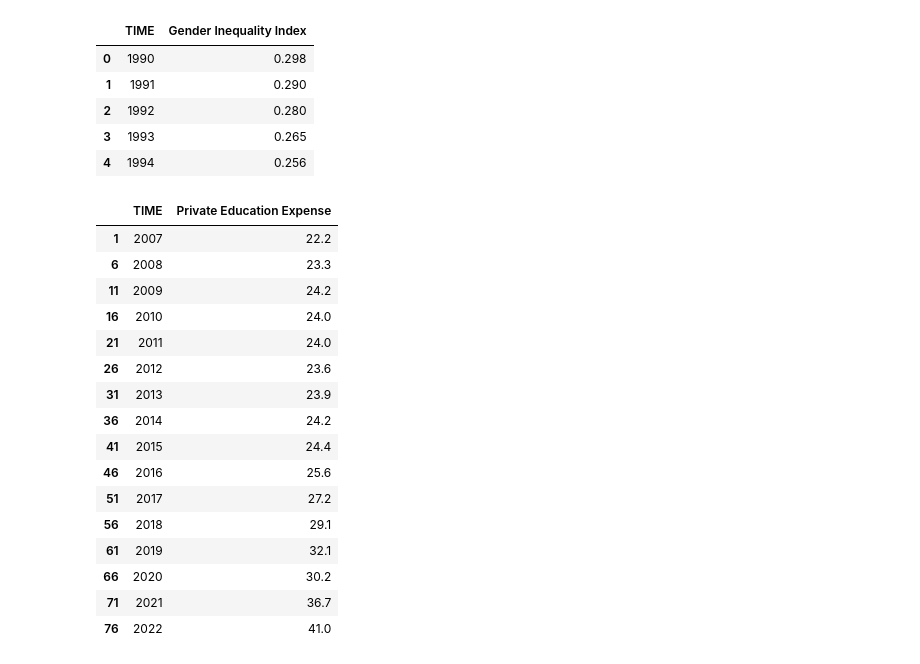
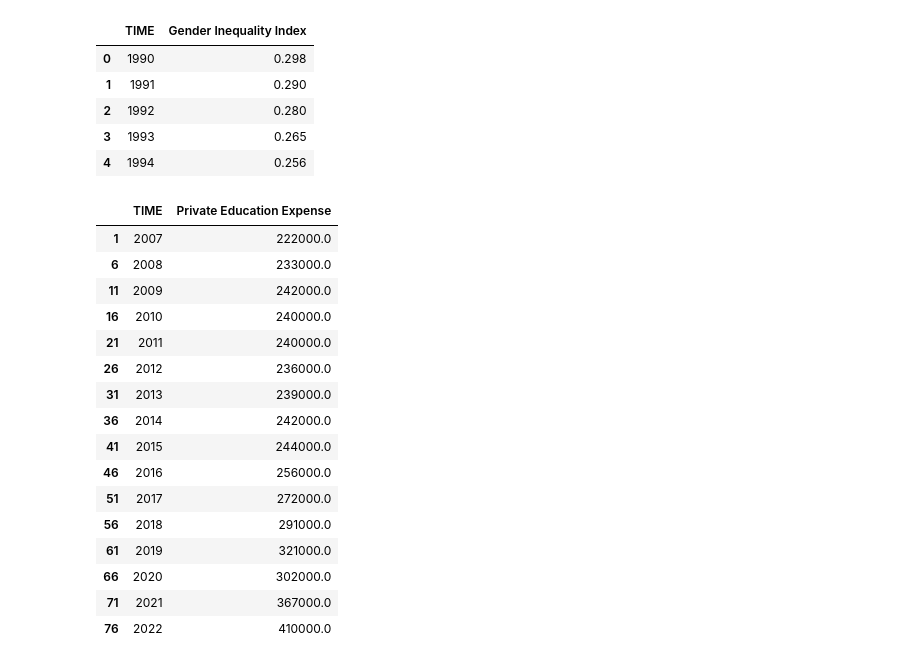
Before and after one commit to ikkjun/Declining_Fertility_Rates, a Jupyter notebook: Declining_Fertility_Rates.ipynb, the cells around one changed output. Saved outputs shown, nothing was run; the diff lists cells and outputs as text; code cells hidden in the pictures.

```diff
--- a/Declining_Fertility_Rates.ipynb
+++ b/Declining_Fertility_Rates.ipynb
@@ -136,30 +132,31 @@ df_gii_kor.head()
 # %%
 df_pef = df_pef.replace(' ', '', regex=True)
 df_pef = df_pef.T.reset_index()
 df_pef.columns = df_pef.iloc[0]
 # df_pef = df_pef[1:]
 df_pef_mean = df_pef[df_pef['과목및유형'].str.startswith('평균')]
 df_pef_mean = df_pef_mean[['과목 및 유형', '사교육비']]
 df_pef_mean.columns = ['TIME', 'Private Education Expense']
 df_pef_mean['TIME'] = pd.to_numeric(df_pef_mean['TIME'])
 df_pef_mean['Private Education Expense'] = df_pef_mean['Private Education Expense'].astype(float)
+df_pef_mean['Private Education Expense'] = df_pef_mean['Private Education Expense']*10000
 df_pef_mean
 # %% [output]
 |  | TIME | Private Education Expense |
-| 1 | 2007 | 22.2 |
-| 6 | 2008 | 23.3 |
-| 11 | 2009 | 24.2 |
-| 16 | 2010 | 24.0 |
-| 21 | 2011 | 24.0 |
-| 26 | 2012 | 23.6 |
-| 31 | 2013 | 23.9 |
-| 36 | 2014 | 24.2 |
-| 41 | 2015 | 24.4 |
-| 46 | 2016 | 25.6 |
-| 51 | 2017 | 27.2 |
-| 56 | 2018 | 29.1 |
-| 61 | 2019 | 32.1 |
-| 66 | 2020 | 30.2 |
-| 71 | 2021 | 36.7 |
-| 76 | 2022 | 41.0 |
+| 1 | 2007 | 222000.0 |
+| 6 | 2008 | 233000.0 |
+| 11 | 2009 | 242000.0 |
+| 16 | 2010 | 240000.0 |
+| 21 | 2011 | 240000.0 |
+| 26 | 2012 | 236000.0 |
+| 31 | 2013 | 239000.0 |
+| 36 | 2014 | 242000.0 |
+| 41 | 2015 | 244000.0 |
+| 46 | 2016 | 256000.0 |
+| 51 | 2017 | 272000.0 |
+| 56 | 2018 | 291000.0 |
+| 61 | 2019 | 321000.0 |
+| 66 | 2020 | 302000.0 |
+| 71 | 2021 | 367000.0 |
+| 76 | 2022 | 410000.0 |
 # %%
```
Also changed, not shown: parts of 16 cells of this notebook.
